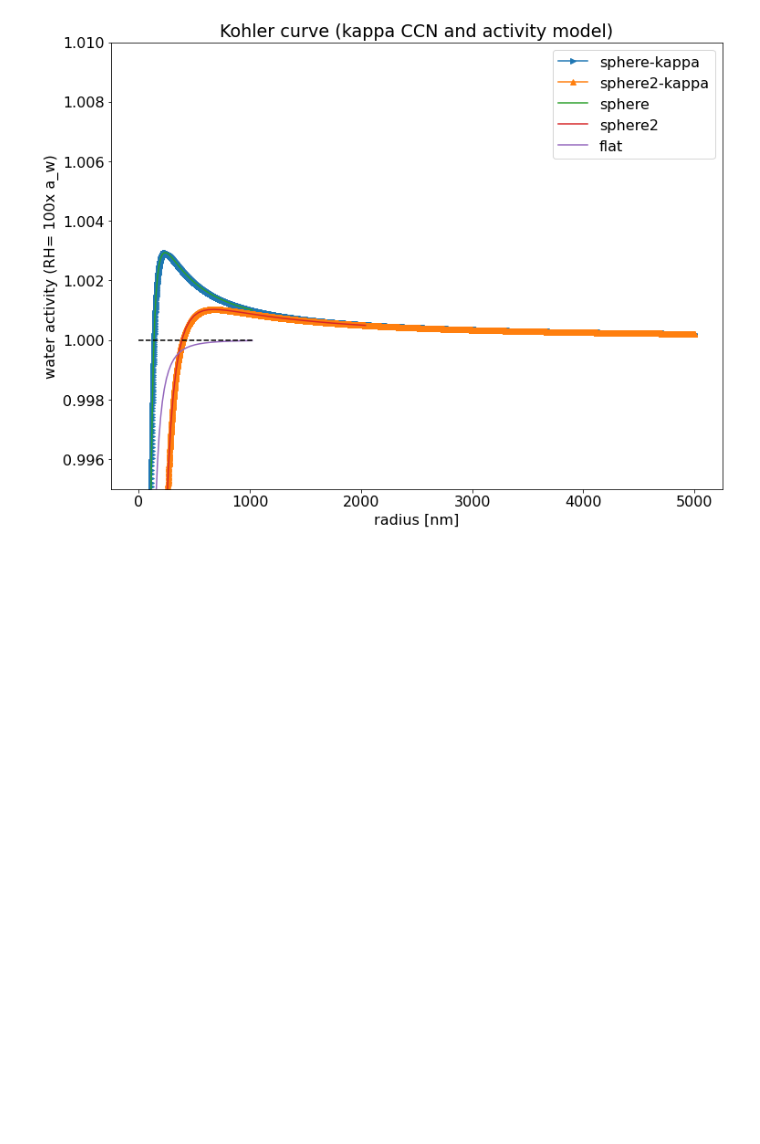
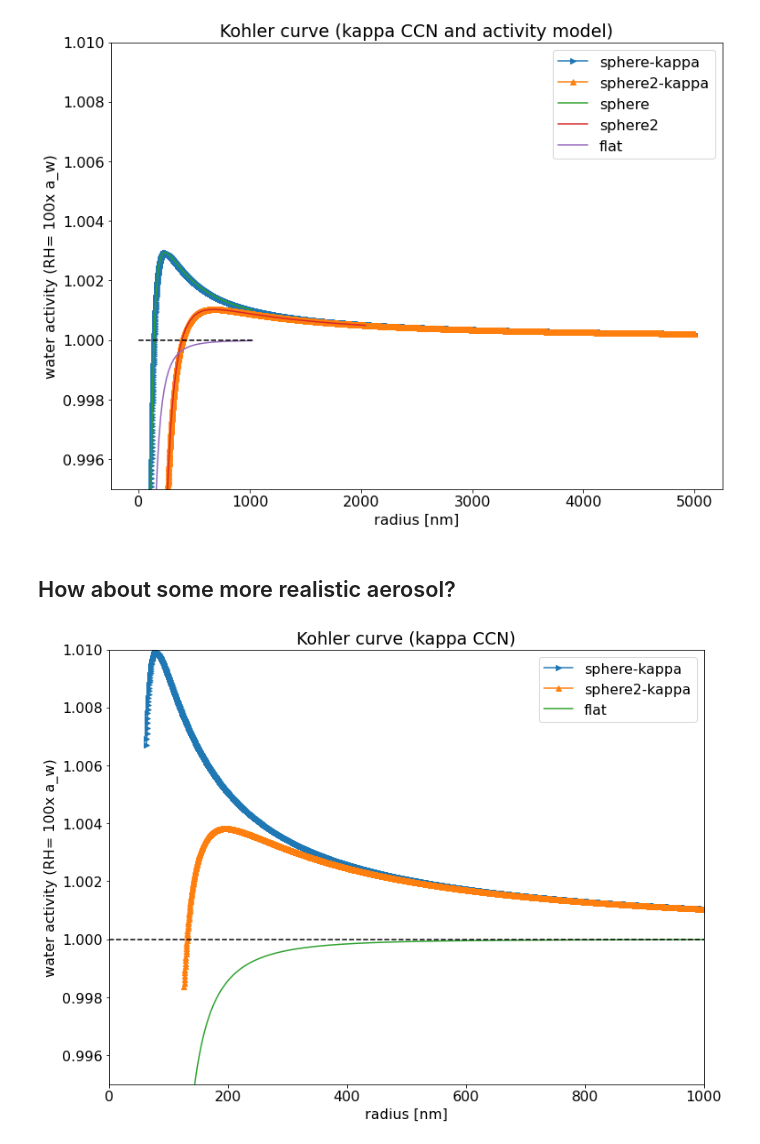
Before and after one commit to Gorkowski/Atmospheric_Science_Class, a Jupyter notebook: Classes/Part2/Lec_activity_and_CCNc.ipynb, the cells around one changed output. Cells and saved outputs as stored; diff of their text form; code cells hidden in the pictures; blank space fills up the shorter version.

```diff
--- a/Classes/Part2/Lec_activity_and_CCNc.ipynb
+++ b/Classes/Part2/Lec_activity_and_CCNc.ipynb
@@ -347,3 +347,43 @@ ax.set_title('Kohler curve (kappa CCN and activity model)')
 plt.show()
 # %% [output]
 [figure]
+# %% [markdown]
+## How about some more realistic aerosol?
+# %%
+kappa_value = 0.01
+
+dry_radius_kappa1 = 50
+volume_dry_kappa1 = volume_sphere(dry_radius_kappa1)
+volume_water_kappa1 = volume_sphere(np.linspace(dry_radius_kappa1, 5000, 10000))
+volume_total_kappa1 = volume_water_kappa1 + volume_dry_kappa1
+radius_total_kappa1 = radius_sphere(volume_total_kappa1)
+
+a_water_kappa1 = kappa_a_water_activity(kappa_value, volume_water_kappa1, volume_dry_kappa1)
+
+dry_radius_kappa2 = 100
+volume_dry_kappa2 = volume_sphere(dry_radius_kappa2)
+volume_water_kappa2 = volume_sphere(np.linspace(dry_radius_kappa2, 5000, 10000))
+volume_total_kappa2 = volume_water_kappa2 + volume_dry_kappa2
+radius_total_kappa2 = radius_sphere(volume_total_kappa2)
+
+a_water_kappa2 = kappa_a_water_activity(kappa_value, volume_water_kappa2, volume_dry_kappa2)
+
+# Kelvin effect
+a_water_vapor_kappa1 = a_water_kappa1 * np.exp(h2o_kelvin_radius(300).to(u.nm).m / radius_total_kappa1)
+a_water_vapor_kappa2 = a_water_kappa2 * np.exp(h2o_kelvin_radius(300).to(u.nm).m / radius_total_kappa2)
+
+
+fig, ax = plt.subplots()
+ax.plot(radius_total_kappa1, a_water_vapor_kappa1, label='sphere-kappa', marker='>')
+ax.plot(radius_total_kappa2, a_water_vapor_kappa2, label='sphere2-kappa', marker='^')
+ax.plot(radius_total_kappa2, a_water_kappa2, label='flat')
+ax.plot([0,np.max(radius_total_kappa2)], [1,1], linestyle='--', color='black')
+ax.set_xlabel('radius [nm]')
+ax.set_ylabel('water activity (RH= 100x a_w)')
+ax.legend()
+ax.set_ylim(0.995, 1.01)
+ax.set_xlim(0, 1000)
+ax.set_title('Kohler curve (kappa CCN)')
+plt.show()
+# %% [output]
+[figure, added]
```
